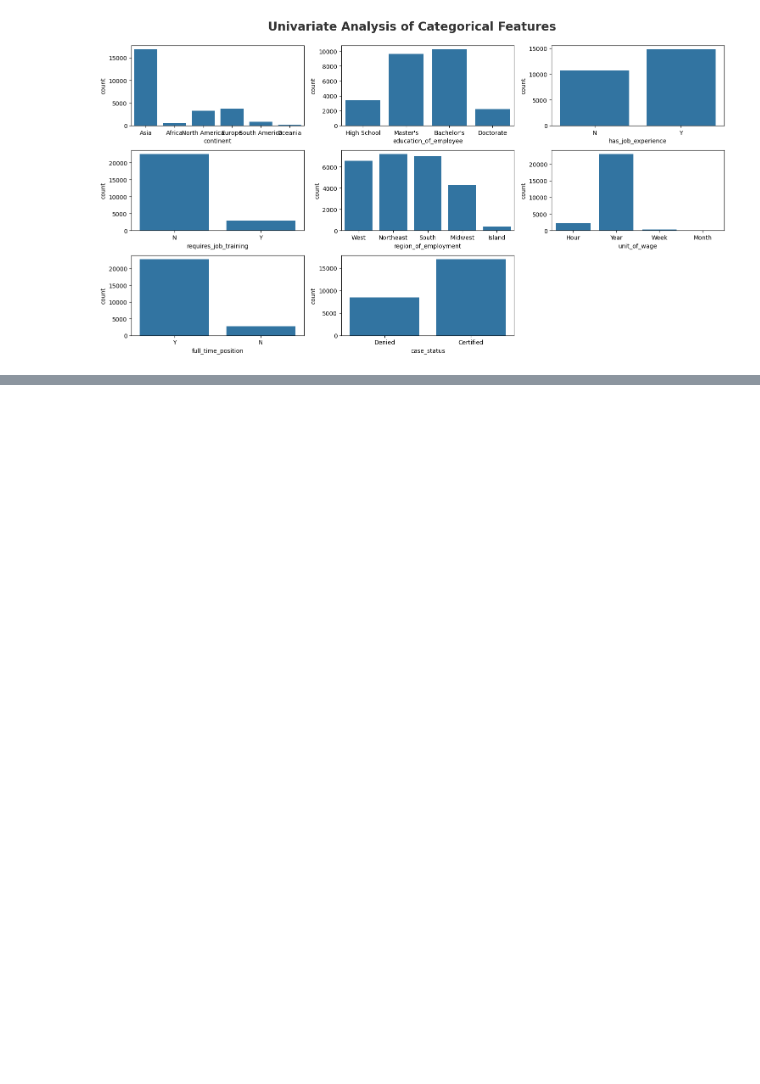
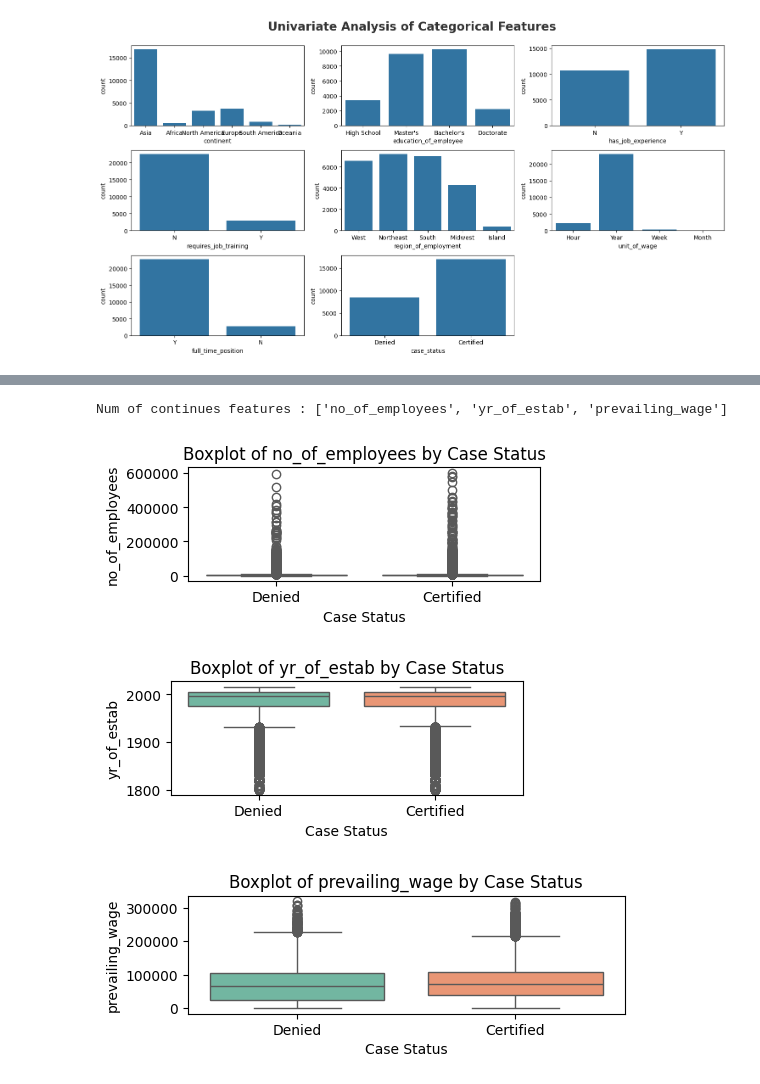
Before and after one commit to iqbal-svg/mlops-production-ready-machine-learning-project, a Jupyter notebook: notebook/1_eda_us_visa.ipynb, the cells around one changed output, grey strips where cells are left out. Saved outputs shown, nothing was run; the diff lists cells and outputs as text; code cells hidden in the pictures; blank space fills up the shorter version.

```diff
--- a/notebook/1_eda_us_visa.ipynb
+++ b/notebook/1_eda_us_visa.ipynb
@@ -223,0 +267,11 @@ for i in range(0, len(categorical_features)):
+# %%
+from scipy.stats import chi2_contingency
+chi2_test = []
+for feature in categorical_features:
+    if chi2_contingency(pd.crosstab(df['case_status'], df[feature]))[1] < 0.05:
+        chi2_test.append('Reject Null Hypothesis')
+    else:
+        chi2_test.append('Fail to Reject Null Hypothesis')
+result = pd.DataFrame(data=[categorical_features, chi2_test]).T
+result.columns = ['Column', 'Hypothesis Result']
+result
@@ -223,0 +288,18 @@ for i in range(0, len(categorical_features)):
+# %%
+from scipy.stats import chi2_contingency
+import pandas as pd
+
+chi2_results = []  # store all results
+
+for feature in categorical_features:
+    chi2_statistic, p_value, dof, expected_freq = chi2_contingency(pd.crosstab(df['case_status'], df[feature]))
+
+    # hypothesis result based on p-value
+    hypothesis_result = 'Reject Null Hypothesis' if p_value < 0.05 else 'Fail to Reject Null Hypothesis'
+
+    # store everything in a list
+    chi2_results.append([feature, chi2_statistic, p_value, dof, expected_freq, hypothesis_result])
+
+# create DataFrame
+result = pd.DataFrame(chi2_results, columns=['Column', 'Chi2 Statistic', 'P-Value', 'DOF', 'Expected Freq', 'Hypothesis Result'])
+result
@@ -223,0 +333,22 @@ for i in range(0, len(categorical_features)):
+# %%
+continues_features=[feature for feature in numeric_features if len(df[feature].unique())>=10]
+print('Num of continues features :',continues_features)
+# %% [output]
+Num of continues features : ['no_of_employees', 'yr_of_estab', 'prevailing_wage']
+# %%
+
+for i in range(len(continues_features)):
+    plt.figure(figsize=(10, 5))
+    plt.subplot(3,2,i+1)  # 3 rows, 2 columns, ith plot
+    sns.boxplot(x='case_status', y=continues_features[i], data=df, palette='Set2')
+
+    plt.xlabel('Case Status')
+    plt.ylabel(continues_features[i])
+    plt.title(f'Boxplot of {continues_features[i]} by Case Status')
+
+plt.tight_layout()
+plt.show()
+# %% [output]
+[figure, added]
+[figure, added]
+[figure, added]
```
Also changed, not shown: parts of 13 cells of this notebook.
